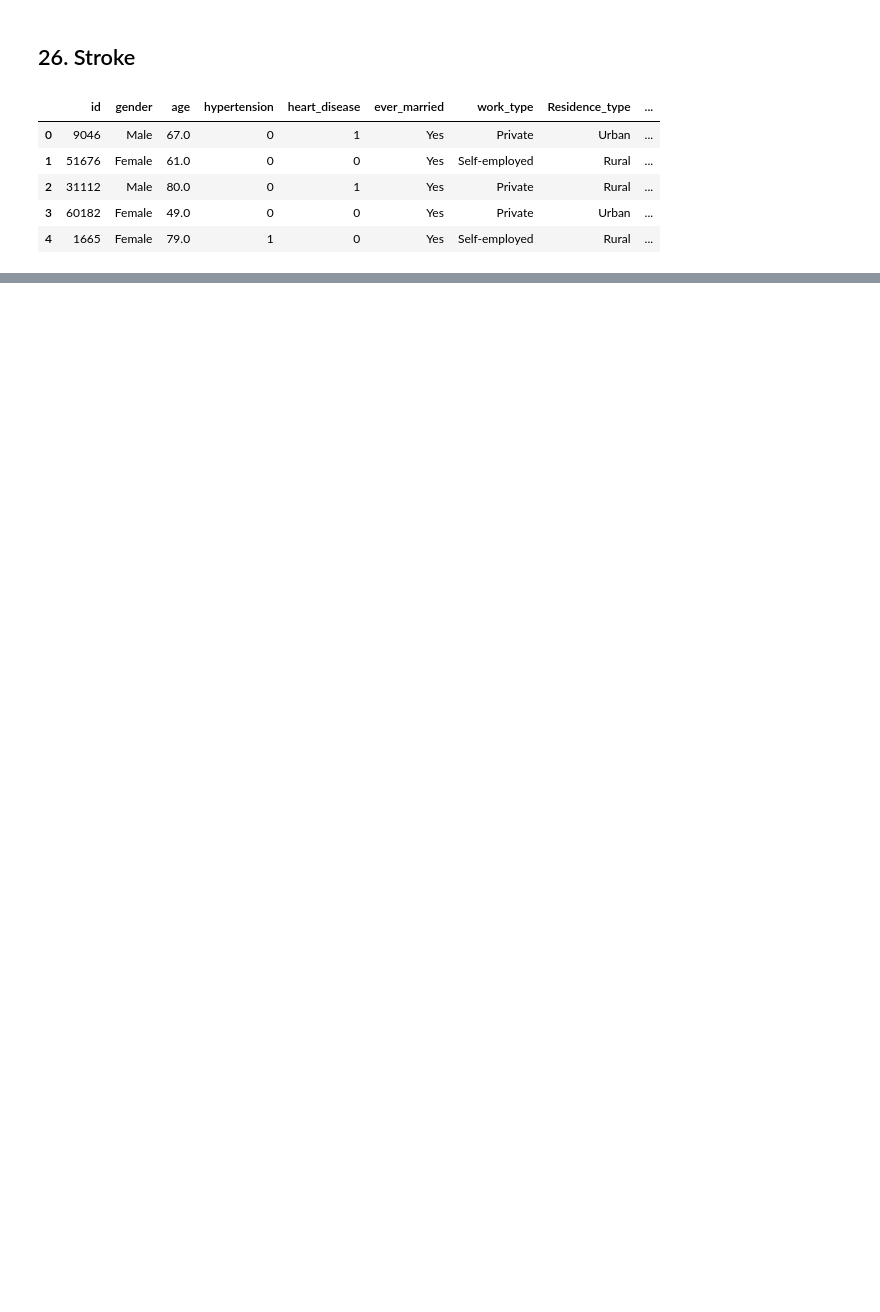
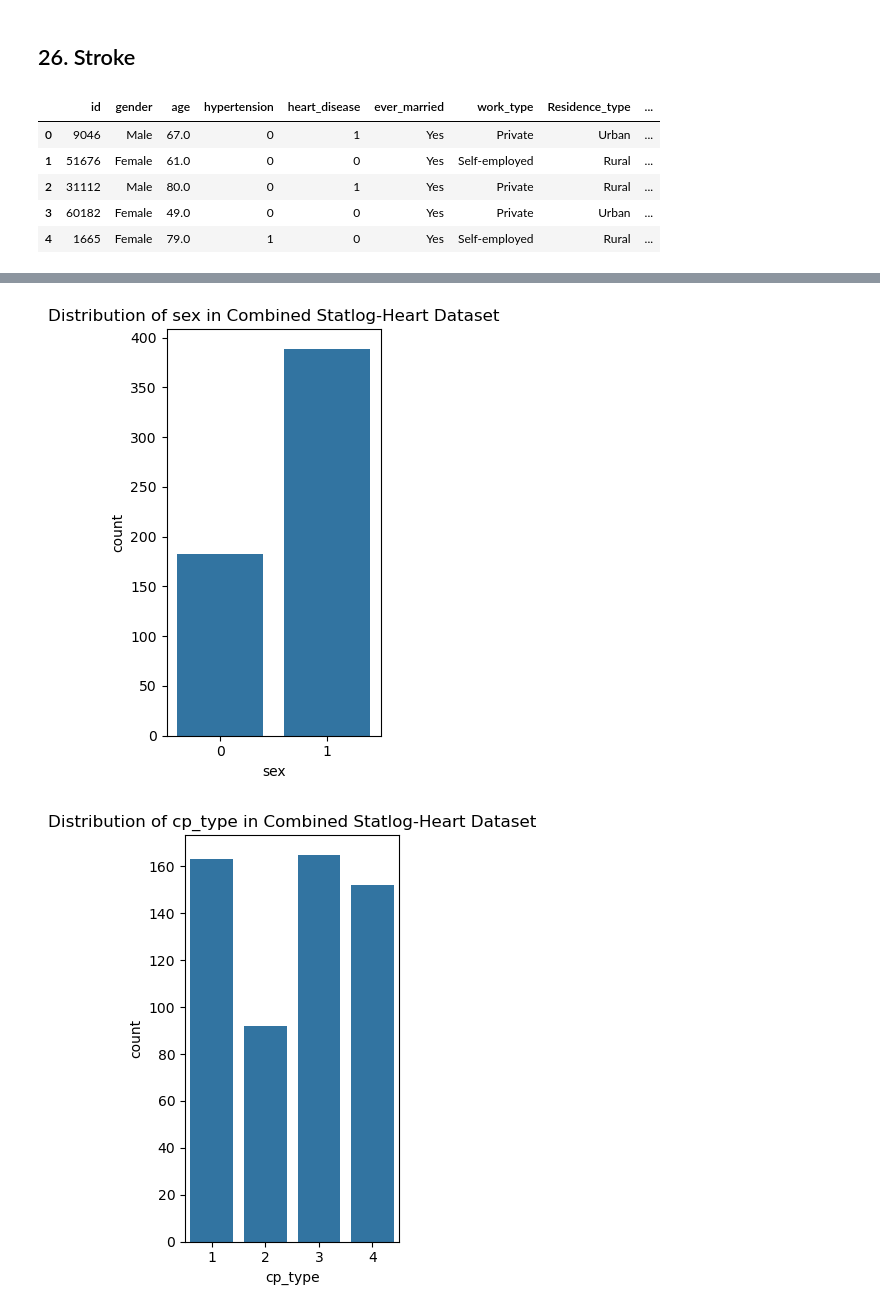
Before and after one commit to PATRECOG-RaoTamMakKwaPeudSSR/multidataset-health, a Jupyter notebook: main.ipynb, the cells around one changed output, grey strips where cells are left out. Saved outputs shown, nothing was run; the diff lists cells and outputs as text; code cells hidden in the pictures; blank space fills up the shorter version.

```diff
--- a/main.ipynb
+++ b/main.ipynb
@@ -301,0 +388,3 @@ df_stroke.head()
+# %%
+df_statlog_heart = pd.concat([df_preprocessed_statlog, df_preprocessed_heart], ignore_index=True)
+df_statlog_heart.info()
@@ -301,0 +409,3 @@ df_stroke.head()
+# %%
+df_statlog_heart.drop_duplicates(inplace=True)
+df_statlog_heart.info()
@@ -301,0 +430,13 @@ df_stroke.head()
+# %%
+statlog_heart_categorical_cols = ["sex", "cp_type", "fbs", "ecg", "angina", "slope", "thal", "target"]
+statlog_heart_numerical_cols = df_statlog_heart.columns.difference(statlog_heart_categorical_cols)
+
+for col in statlog_heart_categorical_cols:
+    plt.figure(figsize=(3, 5))
+    sns.countplot(x=col, data=df_statlog_heart)
+    plt.title(f'Distribution of {col} in Combined Statlog-Heart Dataset')
+    plt.tight_layout()
+    plt.show()
+# %% [output]
+[figure, added]
+[figure, added]
```
Also changed, not shown: parts of 15 cells of this notebook.
